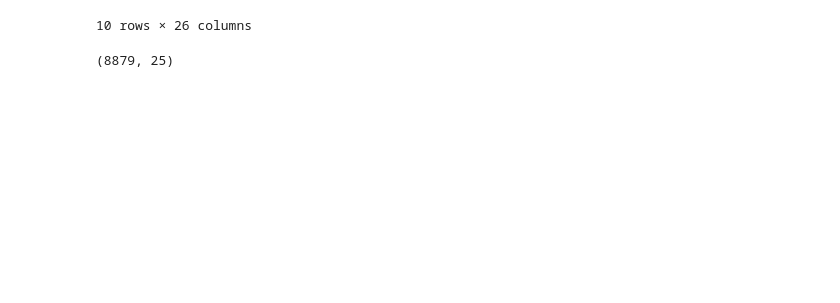
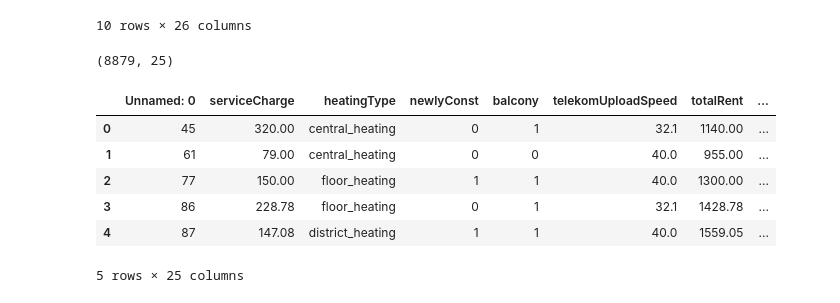
Before and after one commit to elissus/flatquest, a Jupyter notebook: notebooks/Flatquest_Data_Exploration.ipynb, the cells around one changed output. Saved outputs shown, nothing was run; the diff lists cells and outputs as text; code cells hidden in the pictures; blank space fills up the shorter version.

```diff
--- a/notebooks/Flatquest_Data_Exploration.ipynb
+++ b/notebooks/Flatquest_Data_Exploration.ipynb
@@ -866,3 +908,13 @@ df_test = pd.read_csv('berlin_cleaned.csv')
 df_test.shape
 # %% [output]
 (8879, 25)
+# %%
+df_test.head()
+# %% [output]
+|  | Unnamed: 0 | serviceCharge | heatingType | newlyConst | balcony | telekomUploadSpeed | totalRent | ... |
+| 0 | 45 | 320.00 | central_heating | 0 | 1 | 32.1 | 1140.00 | ... |
+| 1 | 61 | 79.00 | central_heating | 0 | 0 | 40.0 | 955.00 | ... |
+| 2 | 77 | 150.00 | floor_heating | 1 | 1 | 40.0 | 1300.00 | ... |
+| 3 | 86 | 228.78 | floor_heating | 0 | 1 | 32.1 | 1428.78 | ... |
+| 4 | 87 | 147.08 | district_heating | 1 | 1 | 40.0 | 1559.05 | ... |
+5 rows × 25 columns
```
Also changed, not shown: parts of 12 cells of this notebook, 3 other files.
